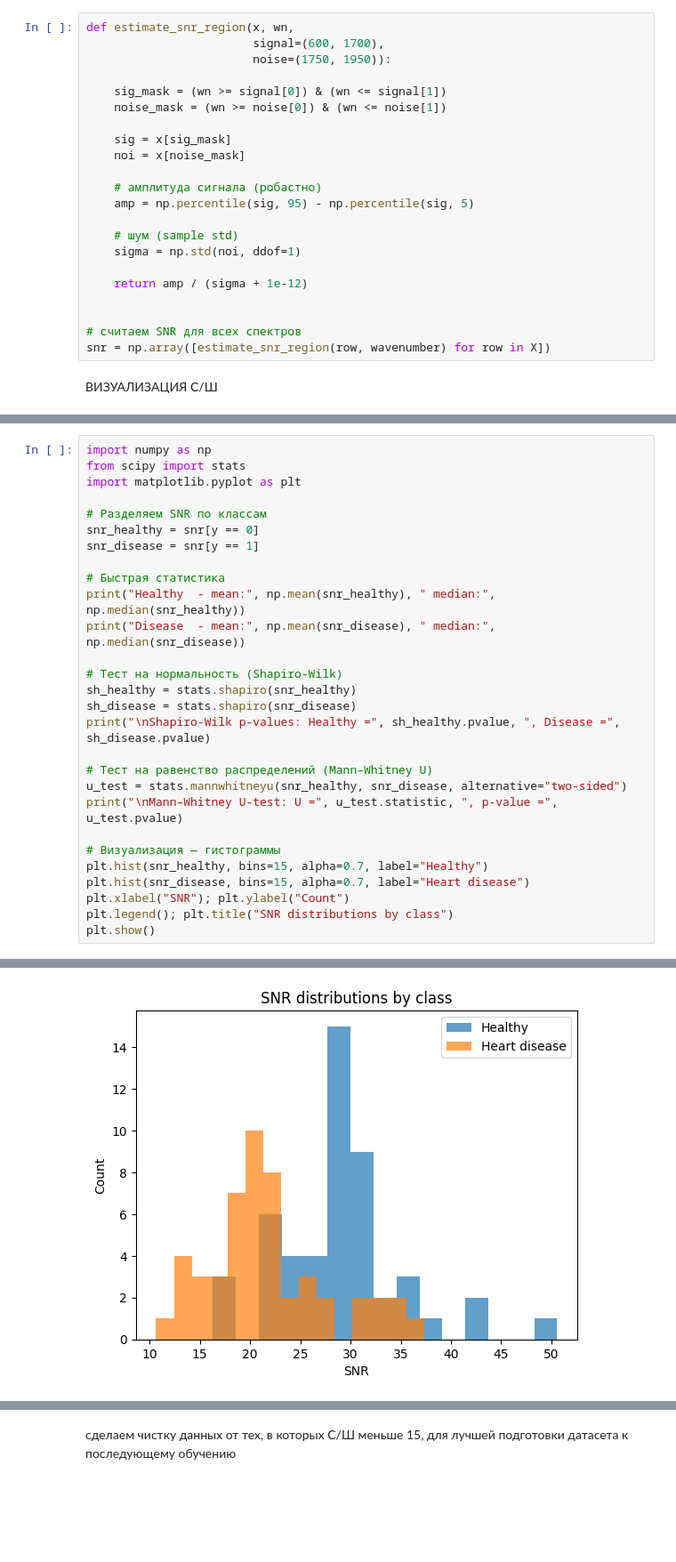
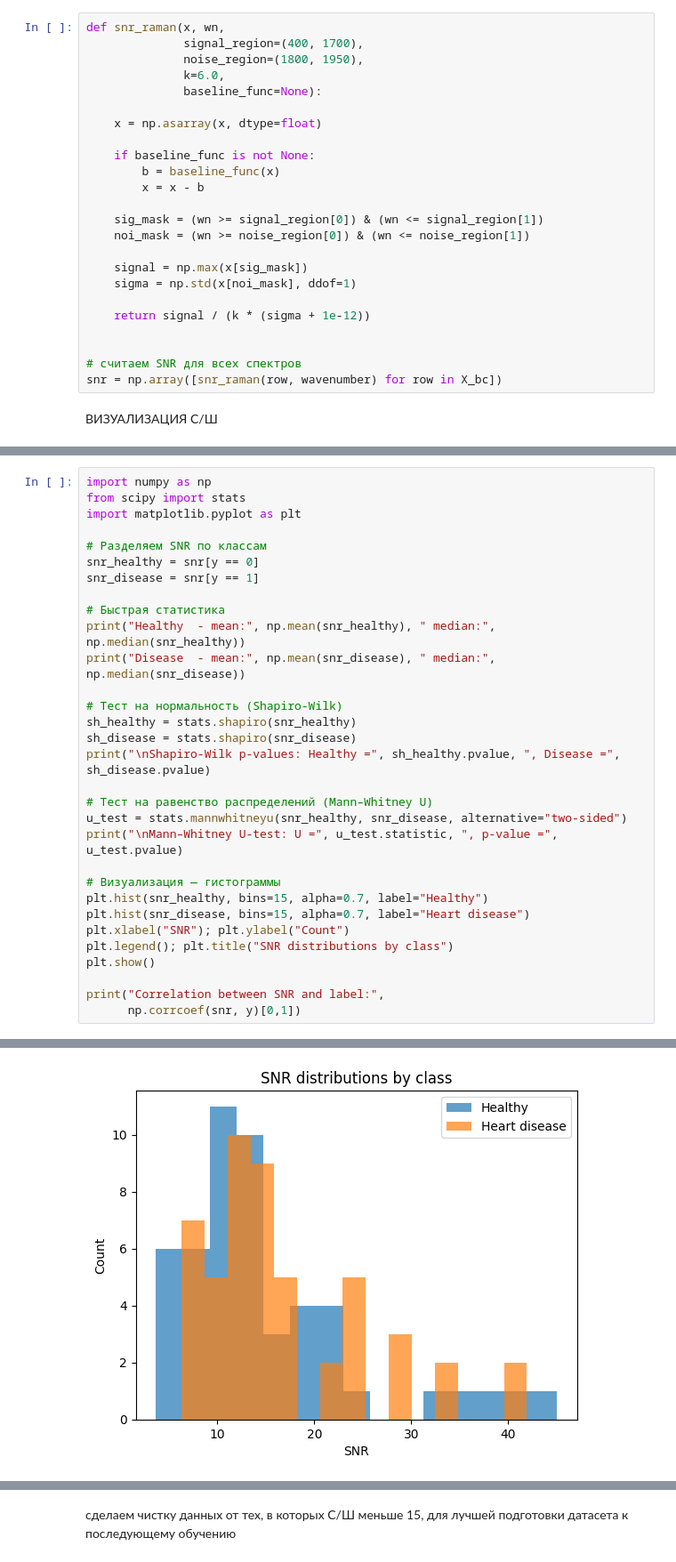
Before and after one commit to nstk24/diplomist, a Jupyter notebook: первый.ipynb, the cells around one changed output, grey strips where cells are left out. Shown at 89% size. Drawn from its saved outputs; the diff is of its cells as text; blank space fills up the shorter version.

```diff
--- a/первый.ipynb
+++ b/первый.ipynb
@@ -93,27 +118,29 @@ Explained variance ratio: [0.54427259 0.15228902]
 # %% [markdown]
 СКОЛЬЗЯЩЕЕ СРЕДНЕЕ + ОТНОШЕНИЕ СИГНАЛ-ШУМ (С/Ш)
 # %%
-def estimate_snr_region(x, wn,
-                        signal=(600, 1700),
-                        noise=(1750, 1950)):
+def snr_raman(x, wn,
+              signal_region=(400, 1700),
+              noise_region=(1800, 1950),
+              k=6.0,
+              baseline_func=None):
 
-    sig_mask = (wn >= signal[0]) & (wn <= signal[1])
-    noise_mask = (wn >= noise[0]) & (wn <= noise[1])
+    x = np.asarray(x, dtype=float)
 
-    sig = x[sig_mask]
-    noi = x[noise_mask]
+    if baseline_func is not None:
+        b = baseline_func(x)
+        x = x - b
 
-    # амплитуда сигнала (робастно)
-    amp = np.percentile(sig, 95) - np.percentile(sig, 5)
+    sig_mask = (wn >= signal_region[0]) & (wn <= signal_region[1])
+    noi_mask = (wn >= noise_region[0]) & (wn <= noise_region[1])
 
-    # шум (sample std)
-    sigma = np.std(noi, ddof=1)
+    signal = np.max(x[sig_mask])
+    sigma = np.std(x[noi_mask], ddof=1)
 
-    return amp / (sigma + 1e-12)
+    return signal / (k * (sigma + 1e-12))
 
 
 # считаем SNR для всех спектров
-snr = np.array([estimate_snr_region(row, wavenumber) for row in X])
+snr = np.array([snr_raman(row, wavenumber) for row in X_bc])
 # %% [markdown]
 ВИЗУАЛИЗАЦИЯ С/Ш
 # %%
@@ -155,4 +182,7 @@ plt.hist(snr_disease, bins=15, alpha=0.7, label="Heart disease")
 plt.xlabel("SNR"); plt.ylabel("Count")
 plt.legend(); plt.title("SNR distributions by class")
 plt.show()
+
+print("Correlation between SNR and label:",
+      np.corrcoef(snr, y)[0,1])
 # %% [output]
@@ -165 +195 @@ Mann–Whitney U-test: U = 2010.0 , p-value = 1.642217821247356e-07
-[figure, old version]
+[figure, new version]
```
Also changed, not shown: parts of 7 cells of this notebook.
